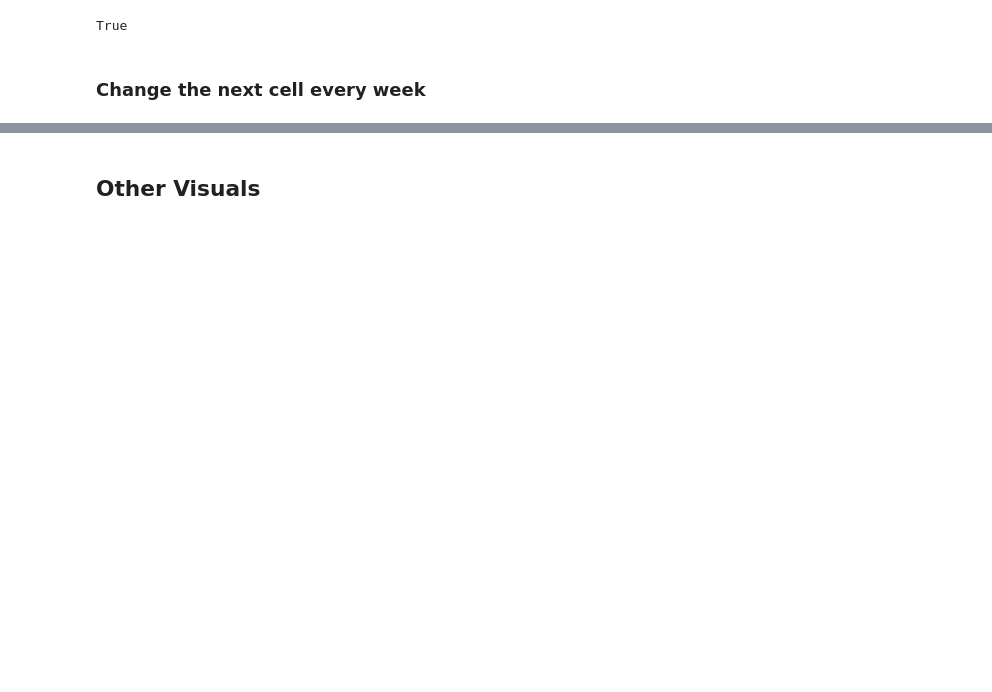
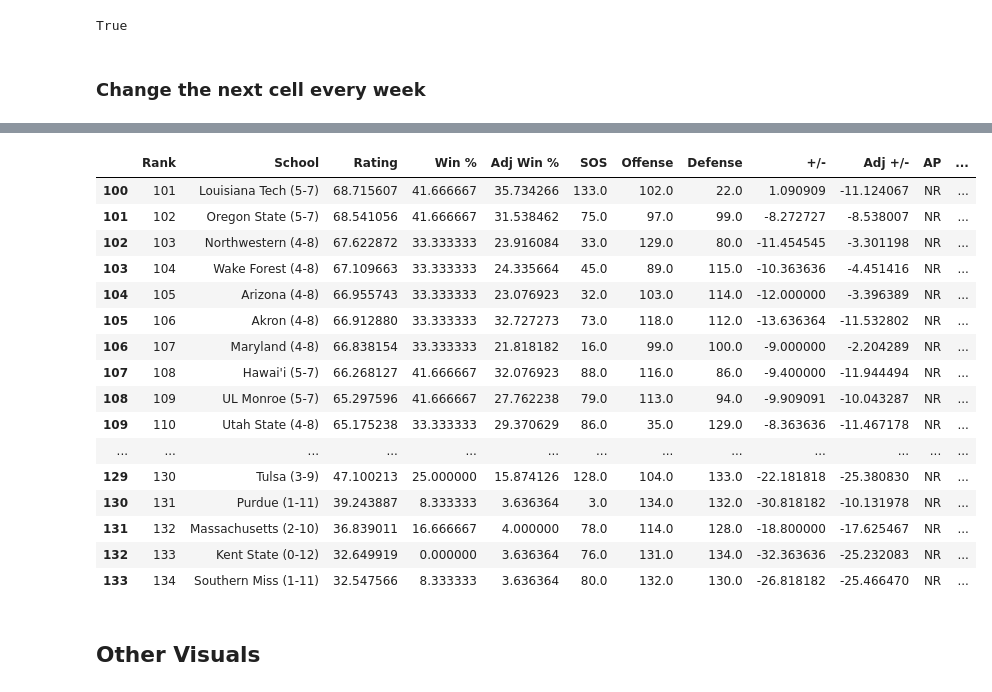
Before and after one commit to tgh99158/CFB-Power-Rankings, a Jupyter notebook: CFP.ipynb, the cells around one changed output, grey strips where cells are left out. Saved outputs shown, nothing was run; the diff lists cells and outputs as text; code cells hidden in the pictures; blank space fills up the shorter version.

```diff
--- a/CFP.ipynb
+++ b/CFP.ipynb
@@ -440,3 +472,23 @@ rankings_final.head(59)
+# %%
+rankings_final[100:]
+# %% [output]
+|  | Rank | School | Rating | Win % | Adj Win % | SOS | Offense | Defense | +/- | Adj +/- | AP | ... |
+| 100 | 101 | Louisiana Tech (5-7) | 68.715607 | 41.666667 | 35.734266 | 133.0 | 102.0 | 22.0 | 1.090909 | -11.124067 | NR | ... |
+| 101 | 102 | Oregon State (5-7) | 68.541056 | 41.666667 | 31.538462 | 75.0 | 97.0 | 99.0 | -8.272727 | -8.538007 | NR | ... |
+| 102 | 103 | Northwestern (4-8) | 67.622872 | 33.333333 | 23.916084 | 33.0 | 129.0 | 80.0 | -11.454545 | -3.301198 | NR | ... |
+| 103 | 104 | Wake Forest (4-8) | 67.109663 | 33.333333 | 24.335664 | 45.0 | 89.0 | 115.0 | -10.363636 | -4.451416 | NR | ... |
+| 104 | 105 | Arizona (4-8) | 66.955743 | 33.333333 | 23.076923 | 32.0 | 103.0 | 114.0 | -12.000000 | -3.396389 | NR | ... |
+| 105 | 106 | Akron (4-8) | 66.912880 | 33.333333 | 32.727273 | 73.0 | 118.0 | 112.0 | -13.636364 | -11.532802 | NR | ... |
+| 106 | 107 | Maryland (4-8) | 66.838154 | 33.333333 | 21.818182 | 16.0 | 99.0 | 100.0 | -9.000000 | -2.204289 | NR | ... |
+| 107 | 108 | Hawai'i (5-7) | 66.268127 | 41.666667 | 32.076923 | 88.0 | 116.0 | 86.0 | -9.400000 | -11.944494 | NR | ... |
+| 108 | 109 | UL Monroe (5-7) | 65.297596 | 41.666667 | 27.762238 | 79.0 | 113.0 | 94.0 | -9.909091 | -10.043287 | NR | ... |
+| 109 | 110 | Utah State (4-8) | 65.175238 | 33.333333 | 29.370629 | 86.0 | 35.0 | 129.0 | -8.363636 | -11.467178 | NR | ... |
+| ... | ... | ... | ... | ... | ... | ... | ... | ... | ... | ... | ... | ... |
+| 129 | 130 | Tulsa (3-9) | 47.100213 | 25.000000 | 15.874126 | 128.0 | 104.0 | 133.0 | -22.181818 | -25.380830 | NR | ... |
+| 130 | 131 | Purdue (1-11) | 39.243887 | 8.333333 | 3.636364 | 3.0 | 134.0 | 132.0 | -30.818182 | -10.131978 | NR | ... |
+| 131 | 132 | Massachusetts (2-10) | 36.839011 | 16.666667 | 4.000000 | 78.0 | 114.0 | 128.0 | -18.800000 | -17.625467 | NR | ... |
+| 132 | 133 | Kent State (0-12) | 32.649919 | 0.000000 | 3.636364 | 76.0 | 131.0 | 134.0 | -32.363636 | -25.232083 | NR | ... |
+| 133 | 134 | Southern Miss (1-11) | 32.547566 | 8.333333 | 3.636364 | 80.0 | 132.0 | 130.0 | -26.818182 | -25.466470 | NR | ... |
 # %%
 rankings_final.to_clipboard()
 # %%
```
Also changed, not shown: parts of 16 cells of this notebook.
